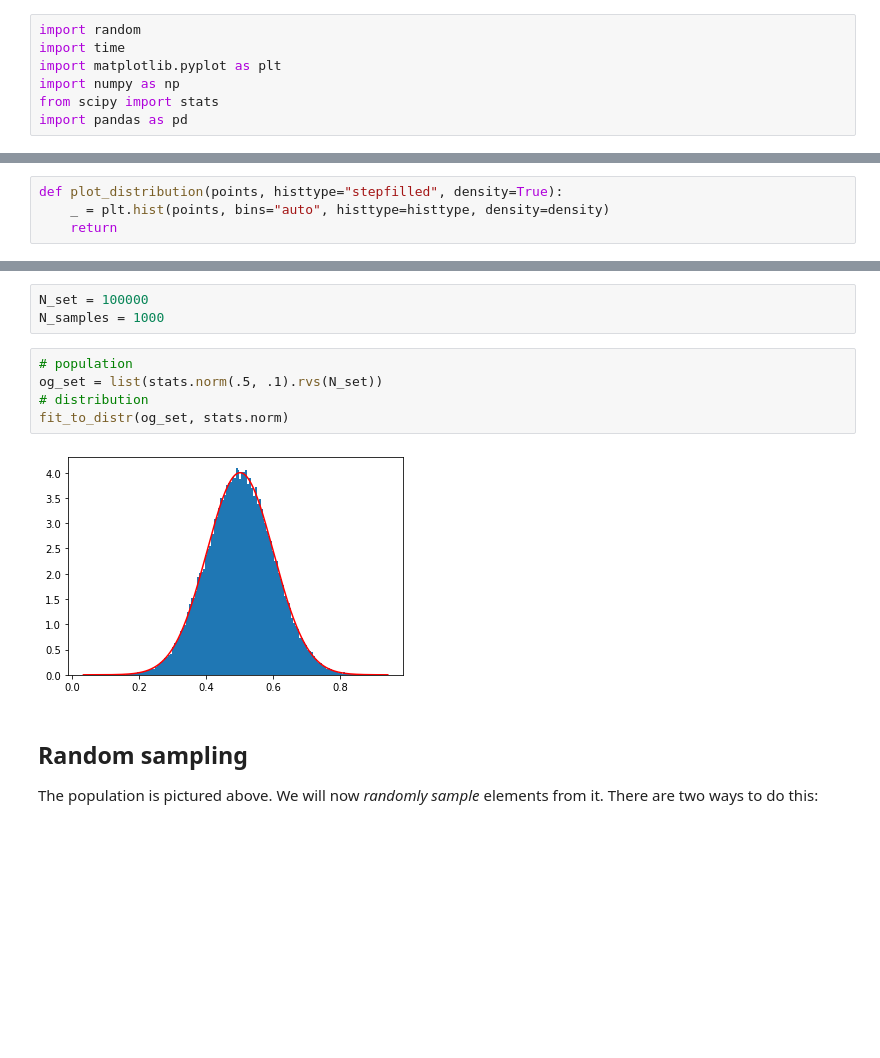
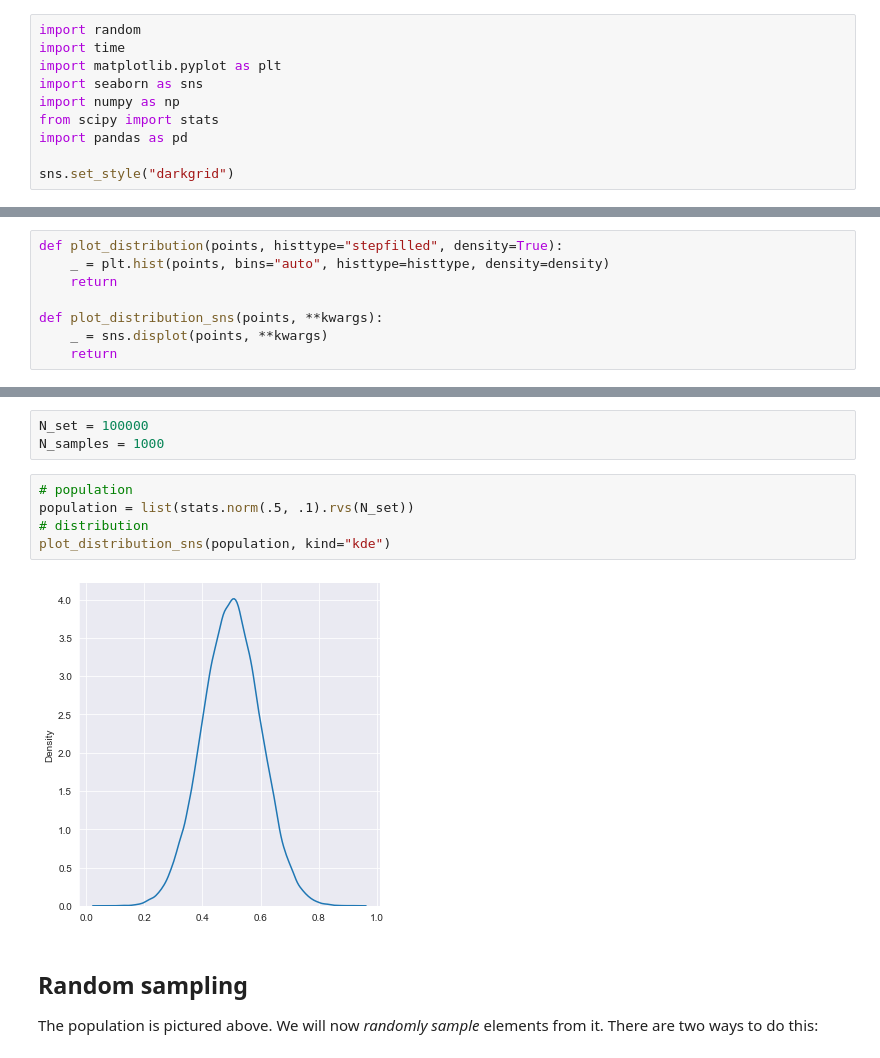
Before and after one commit to skit-ai/onboarding, a Jupyter notebook: ml/statistical-methods/statistical-methods-1.ipynb, the cells around one changed output, grey strips where cells are left out. Saved outputs shown, nothing was run; the diff lists cells and outputs as text; blank space fills up the shorter version.

```diff
--- a/ml/statistical-methods/statistical-methods-1.ipynb
+++ b/ml/statistical-methods/statistical-methods-1.ipynb
@@ -11,9 +18,12 @@
 import random
 import time
 import matplotlib.pyplot as plt
+import seaborn as sns
 import numpy as np
 from scipy import stats
 import pandas as pd
+
+sns.set_style("darkgrid")
 # %% [markdown]
 # Sampling
 
@@ -25,6 +35,10 @@ The subtlety here, is that the set or *population* can have multiple instances o
 def plot_distribution(points, histtype="stepfilled", density=True):
     _ = plt.hist(points, bins="auto", histtype=histtype, density=density)
     return
+
+def plot_distribution_sns(points, **kwargs):
+    _ = sns.displot(points, **kwargs)
+    return
 # %%
 def fit_to_distr(data, distr, fmt="r-"):
     params  = distr.fit(data)
@@ -45,11 +59,11 @@ N_set = 100000
 N_samples = 1000
 # %%
 # population
-og_set = list(stats.norm(.5, .1).rvs(N_set))
+population = list(stats.norm(.5, .1).rvs(N_set))
 # distribution
-fit_to_distr(og_set, stats.norm)
+plot_distribution_sns(population, kind="kde")
 # %% [output]
-[figure, old version]
+[figure, new version]
 # %% [markdown]
 ## Random sampling
 
```
Also changed, not shown: parts of 65 cells of this notebook.
